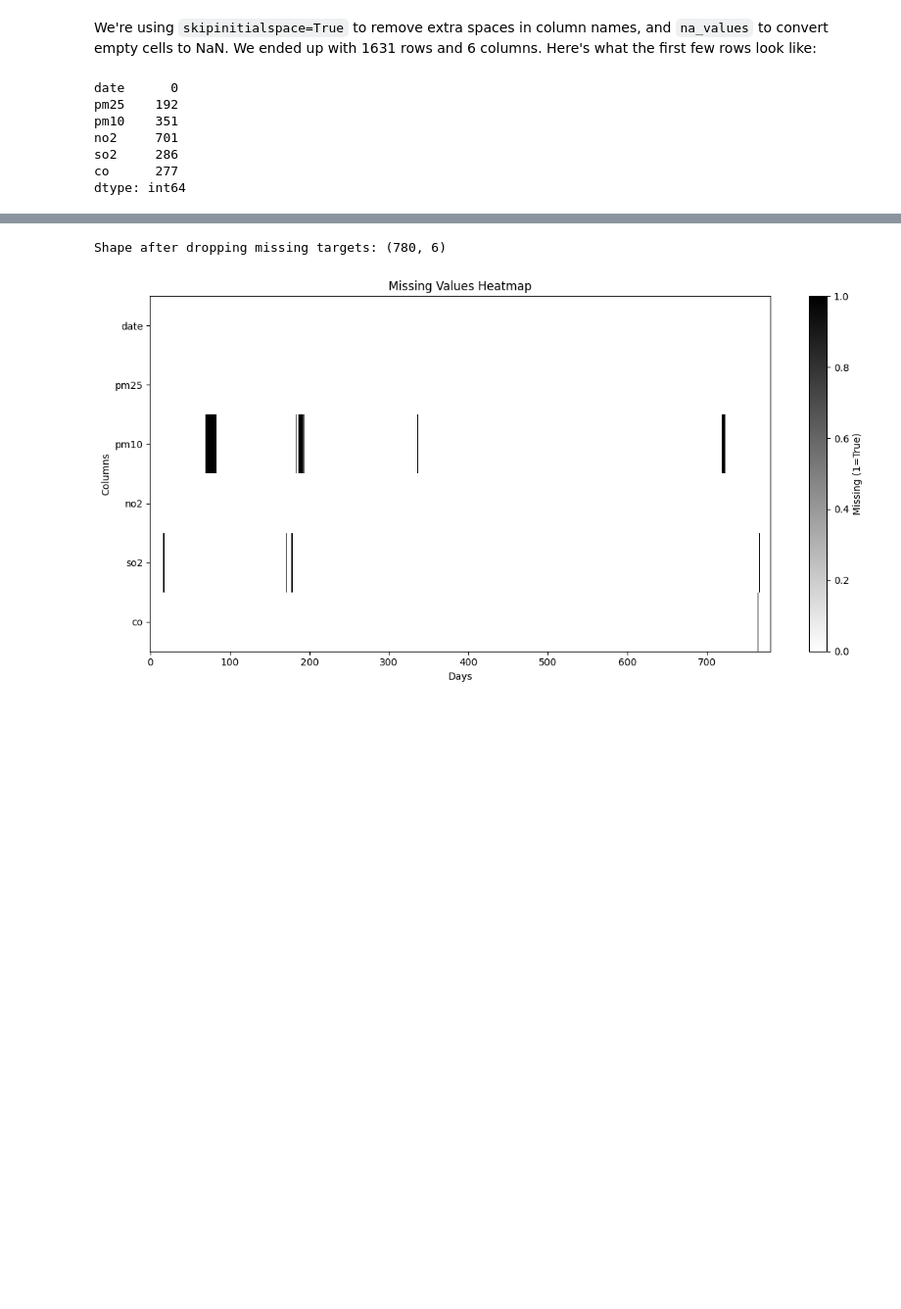
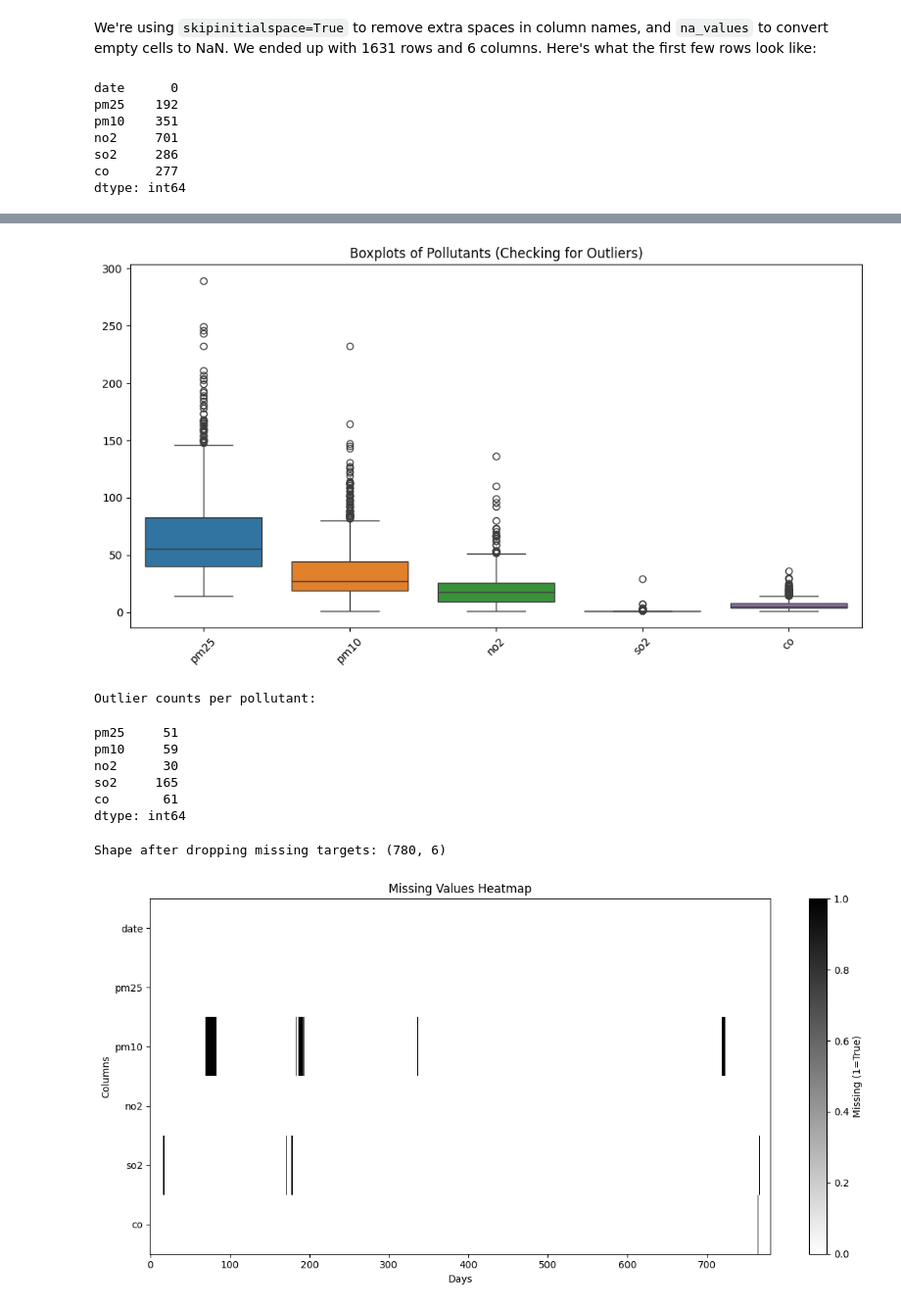
Before and after one commit to dresnyak/MLEndterm, a Jupyter notebook: endterm.ipynb, the cells around one changed output, grey strips where cells are left out. Shown at 98% size. Cells and saved outputs as stored; diff of their text form; code cells hidden in the pictures; blank space fills up the shorter version.

Commit message:
boxplot outlier analysis

```diff
--- a/endterm.ipynb
+++ b/endterm.ipynb
@@ -32,3 +81,33 @@ dtype: int64
+# %%
+# OUTLIER ANALYSIS
+import seaborn as sns
+import matplotlib.pyplot as plt
+
+plt.figure(figsize=(12, 6))
+sns.boxplot(data=df[['pm25','pm10','no2','so2','co']])
+plt.title("Boxplots of Pollutants (Checking for Outliers)")
+plt.xticks(rotation=45)
+plt.show()
+
+# Detect extreme outliers numerically
+Q1 = df[['pm25','pm10','no2','so2','co']].quantile(0.25)
+Q3 = df[['pm25','pm10','no2','so2','co']].quantile(0.75)
+IQR = Q3 - Q1
+
+outliers = ((df[['pm25','pm10','no2','so2','co']] < (Q1 - 1.5 * IQR)) |
+            (df[['pm25','pm10','no2','so2','co']] > (Q3 + 1.5 * IQR))).sum()
+
+print("Outlier counts per pollutant:")
+outliers
+# %% [output]
+[figure, added]
+Outlier counts per pollutant:
+pm25     51
+pm10     59
+no2      30
+so2     165
+co       61
+dtype: int64
 # %%
 # Drop rows with missing target values (PM2.5 or NO2)
 df = df.dropna(subset=['pm25', 'no2'])
```
Also changed, not shown: parts of 2 cells of this notebook.
